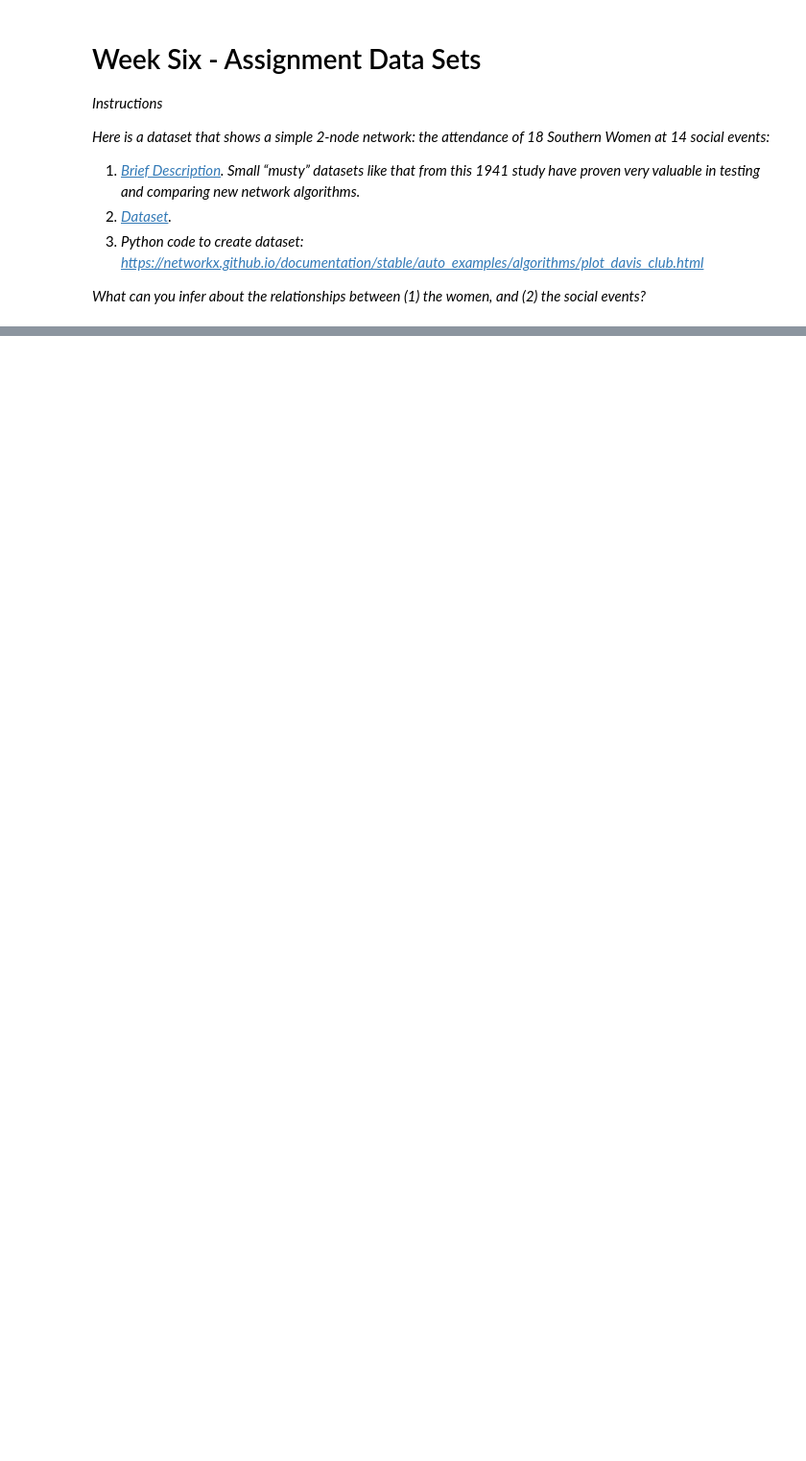
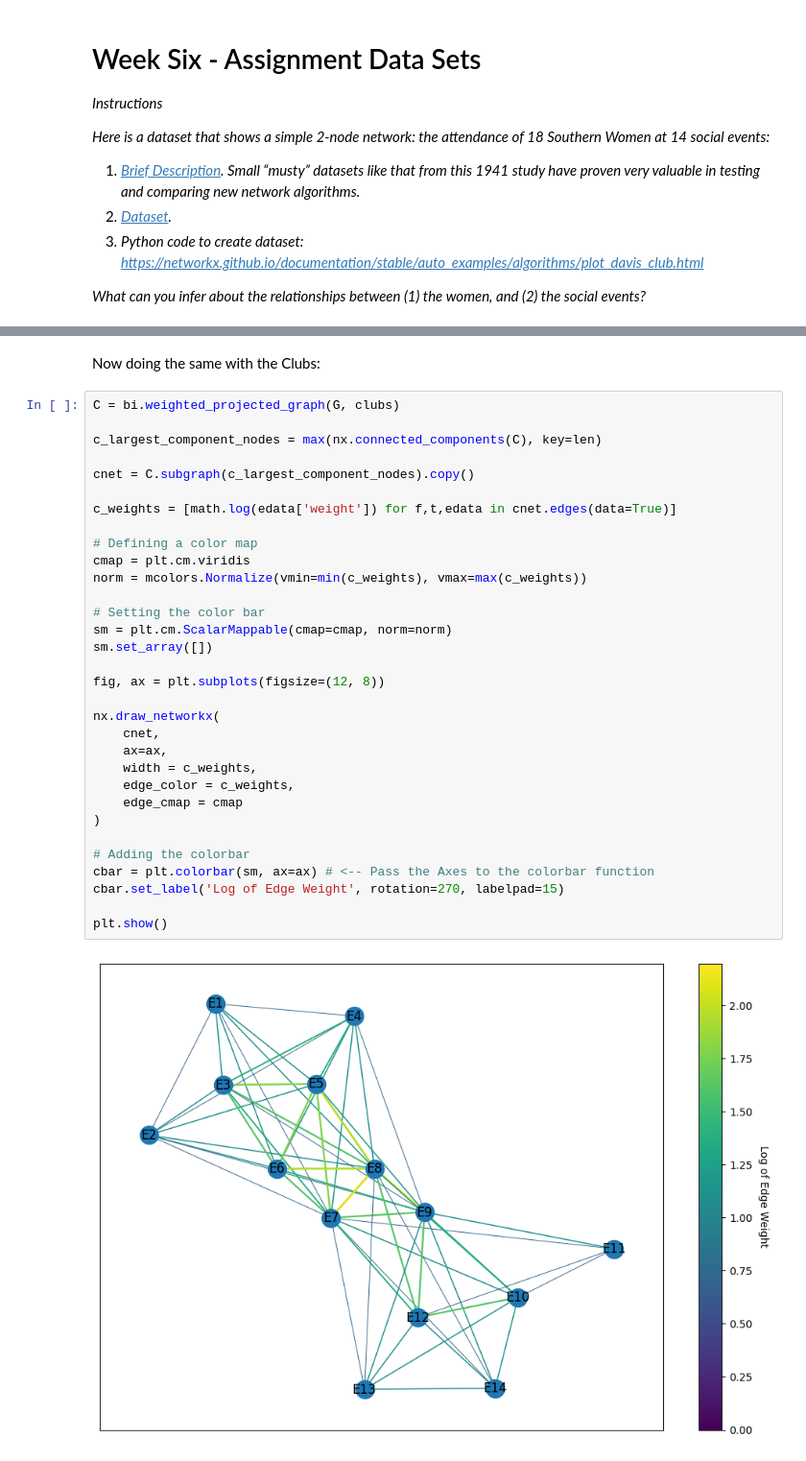
Before and after one commit to naomibuell/DATA620, a Jupyter notebook: week-6/620_W6_DataSets.ipynb, the cells around one changed output, grey strips where cells are left out. Shown: that part at 96% size. Cells and saved outputs as stored; diff of their text form; blank space fills up the shorter version.

```diff
--- a/week-6/620_W6_DataSets.ipynb
+++ b/week-6/620_W6_DataSets.ipynb
@@ -127,0 +160,36 @@ plt.show()
+# %% [markdown]
+Now doing the same with the Clubs:
+# %%
+C = bi.weighted_projected_graph(G, clubs)
+
+c_largest_component_nodes = max(nx.connected_components(C), key=len)
+
+cnet = C.subgraph(c_largest_component_nodes).copy()
+
+c_weights = [math.log(edata['weight']) for f,t,edata in cnet.edges(data=True)]
+
+# Defining a color map
+cmap = plt.cm.viridis
+norm = mcolors.Normalize(vmin=min(c_weights), vmax=max(c_weights))
+
+# Setting the color bar
+sm = plt.cm.ScalarMappable(cmap=cmap, norm=norm)
+sm.set_array([])
+
+fig, ax = plt.subplots(figsize=(12, 8))
+
+nx.draw_networkx(
+    cnet,
+    ax=ax,
+    width = c_weights,
+    edge_color = c_weights,
+    edge_cmap = cmap
+)
+
+# Adding the colorbar
+cbar = plt.colorbar(sm, ax=ax) # <-- Pass the Axes to the colorbar function
+cbar.set_label('Log of Edge Weight', rotation=270, labelpad=15)
+
+plt.show()
+# %% [output]
+[figure, added]
```
Also changed, not shown: parts of 17 cells of this notebook.
